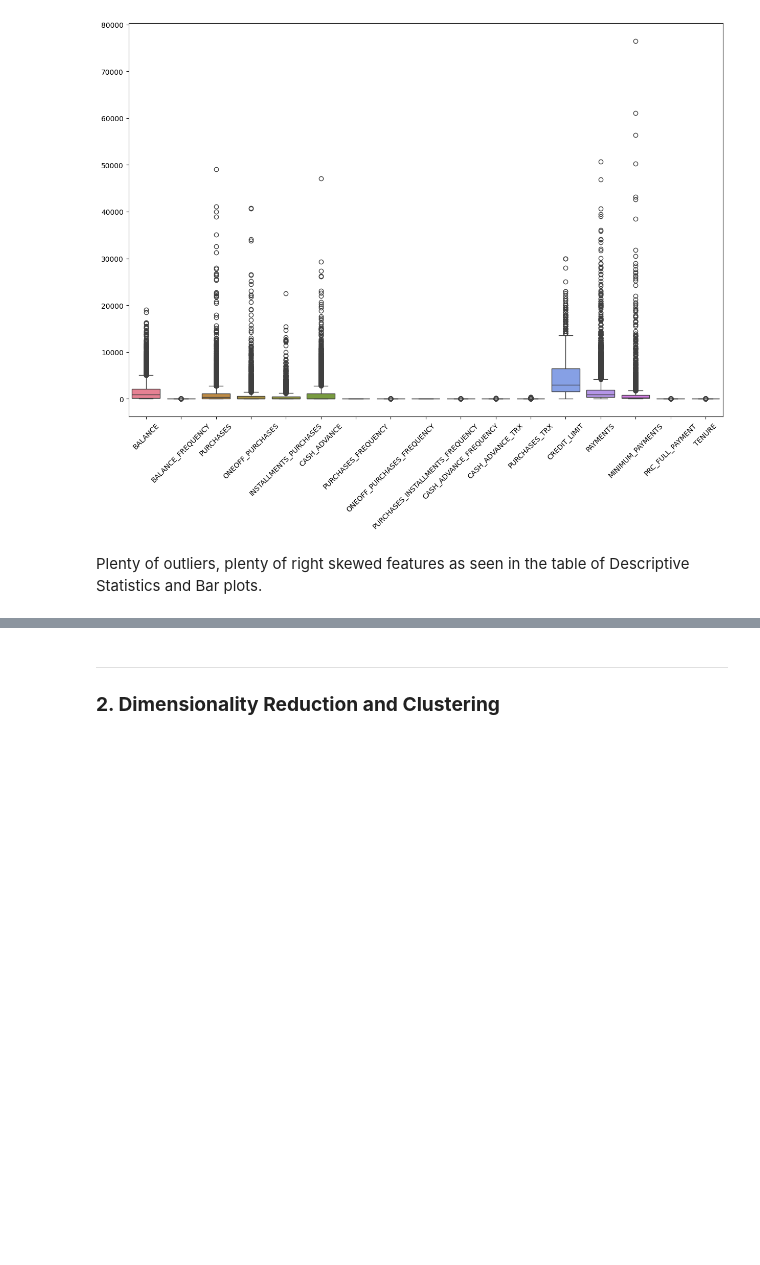
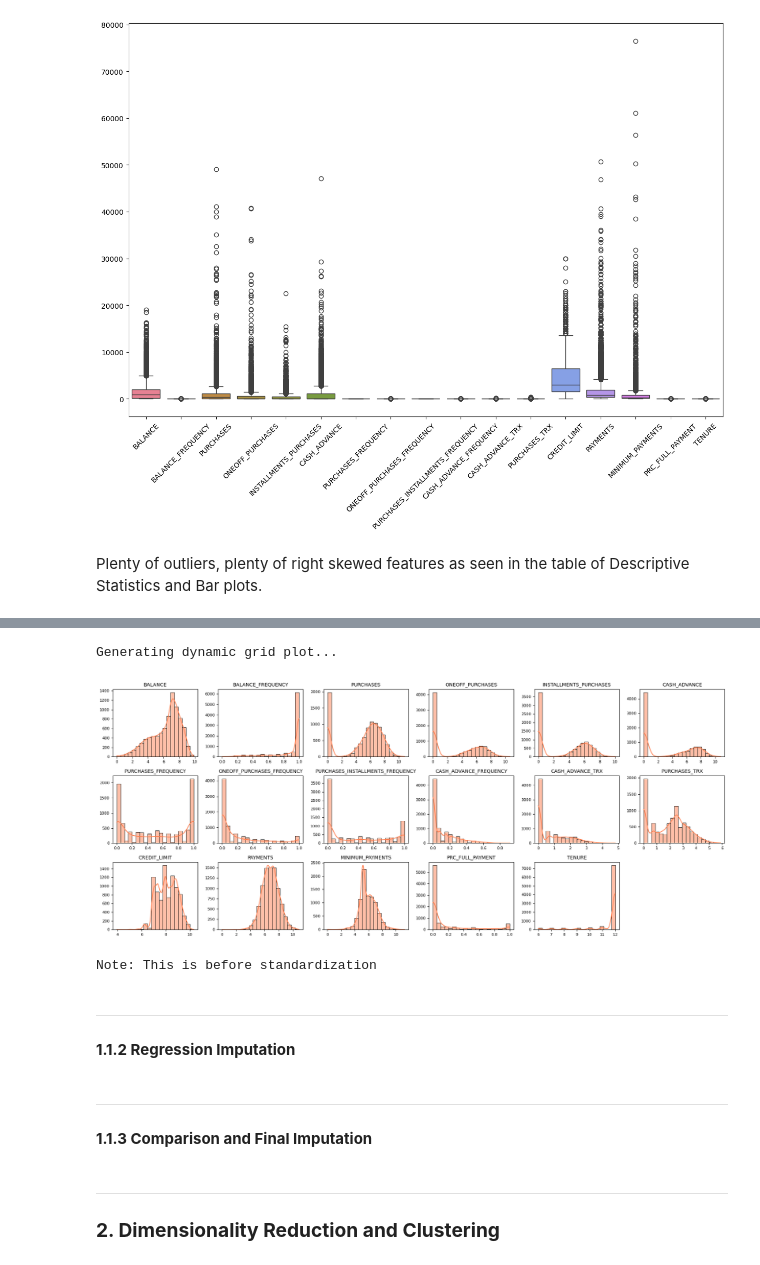
Before and after one commit to ja-ada05/ccard_ml, a Jupyter notebook: inference/cc.ipynb, the cells around one changed output, grey strips where cells are left out. Cells and saved outputs as stored; diff of their text form; code cells hidden in the pictures; blank space fills up the shorter version.

```diff
--- a/inference/cc.ipynb
+++ b/inference/cc.ipynb
@@ -323,5 +342,5 @@ sns.boxplot(data=numerical_cols)
 # %% [markdown]
 Plenty of outliers, plenty of right skewed features as seen in the table of Descriptive Statistics and Bar plots.
 # %%
-#df = df.drop(['CUST_ID'], axis=1)
+df = df.drop(['CUST_ID'], axis=1)
 df.dropna(inplace=True)
@@ -327,0 +369,10 @@ df.dropna(inplace=True)
+# %%
+#drop the null values for Credit Limit column since there is only one observation
+knn_data = df.dropna(subset=['CREDIT_LIMIT'])
+
+target_col = "MINIMUM_PAYMENTS"
+right_skewed_columns = ["BALANCE","PURCHASES", "ONEOFF_PURCHASES","INSTALLMENTS_PURCHASES","CASH_ADVANCE","CASH_ADVANCE_FREQUENCY","CASH_ADVANCE_TRX","PURCHASES_TRX","CREDIT_LIMIT","PAYMENTS", target_col]
+
+#Log transform right-skewed features
+for col in right_skewed_columns:
+    knn_data[col] = np.log1p(knn_data[col].clip(lower=0))
@@ -327,0 +444,7 @@ df.dropna(inplace=True)
+# %%
+plot_all_features_grid(knn_data, 6)
+print("Note: This is before standardization")
+# %% [output]
+Generating dynamic grid plot...
+[figure, added]
+Note: This is before standardization
@@ -327,0 +474,6 @@ df.dropna(inplace=True)
+# %% [markdown]
+---
+#### **1.1.2 Regression Imputation**
+# %% [markdown]
+---
+#### **1.1.3 Comparison and Final Imputation**
```
Also changed, not shown: parts of 12 cells of this notebook.
